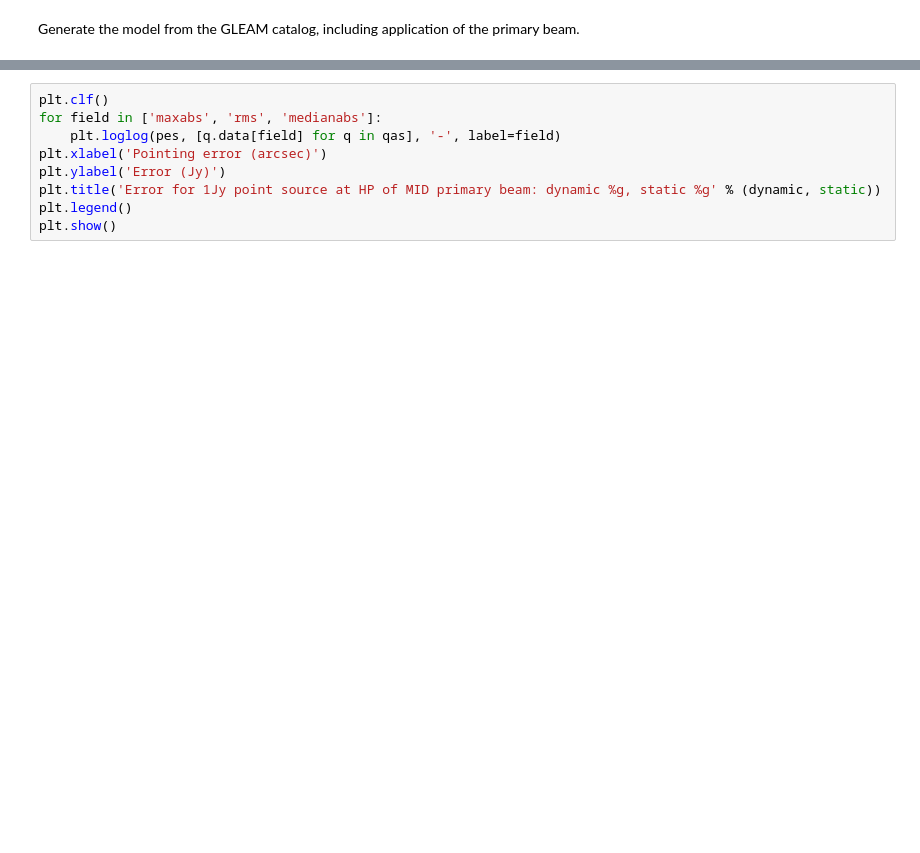
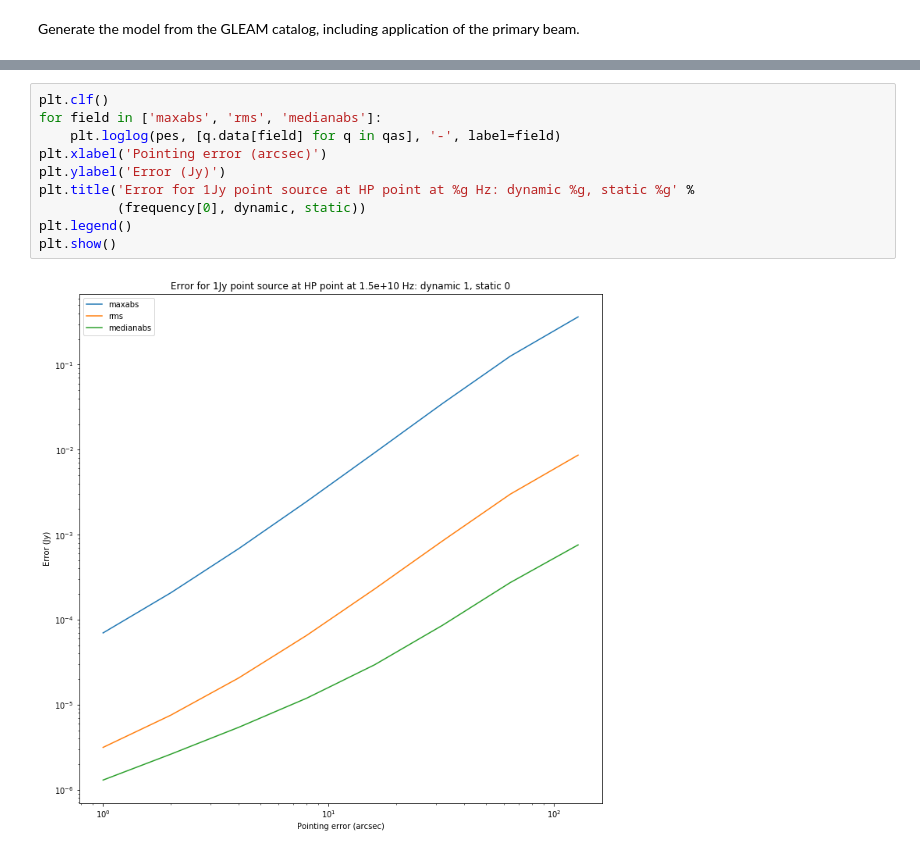
Before and after one commit to SKA-ScienceDataProcessor/algorithm-reference-library, a Jupyter notebook: workflows/notebooks/pointing_simulation.ipynb, the cells around one changed output, grey strips where cells are left out. Drawn from its saved outputs; the diff is of its cells as text; blank space fills up the shorter version.

Commit message:
pointing simulation improvements

```diff
--- a/workflows/notebooks/pointing_simulation.ipynb
+++ b/workflows/notebooks/pointing_simulation.ipynb
@@ -140,9 +292,12 @@ for pe in pes:
 # %%
 plt.clf()
 for field in ['maxabs', 'rms', 'medianabs']:
     plt.loglog(pes, [q.data[field] for q in qas], '-', label=field)
 plt.xlabel('Pointing error (arcsec)')
 plt.ylabel('Error (Jy)')
-plt.title('Error for 1Jy point source at HP of MID primary beam: dynamic %g, static %g' % (dynamic, static))
+plt.title('Error for 1Jy point source at HP point at %g Hz: dynamic %g, static %g' %
+          (frequency[0], dynamic, static))
 plt.legend()
 plt.show()
+# %% [output]
+[figure, added]
```
Also changed, not shown: parts of 7 cells of this notebook, 3 other files.
